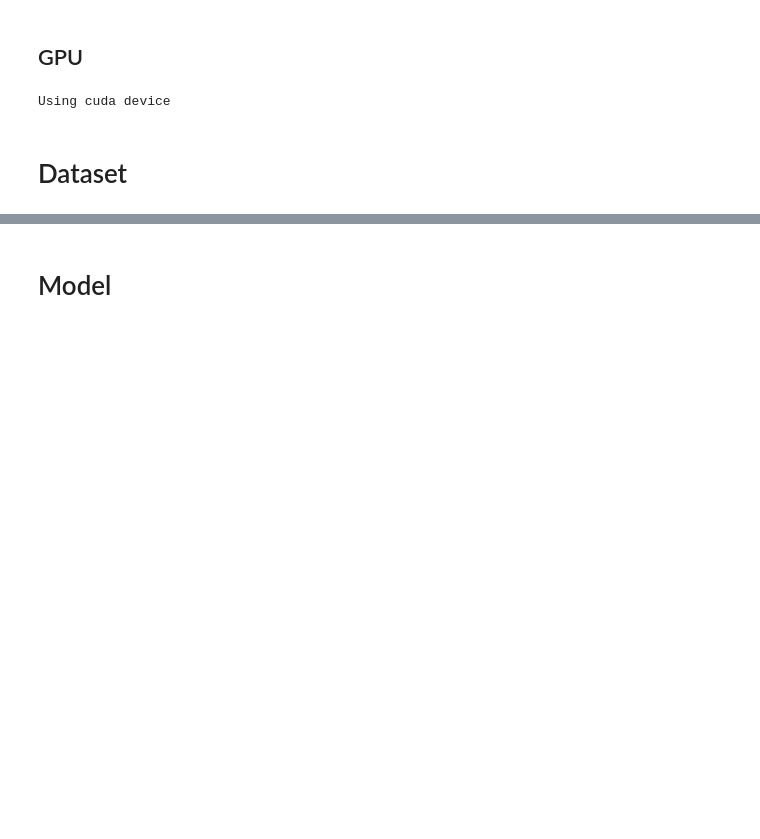
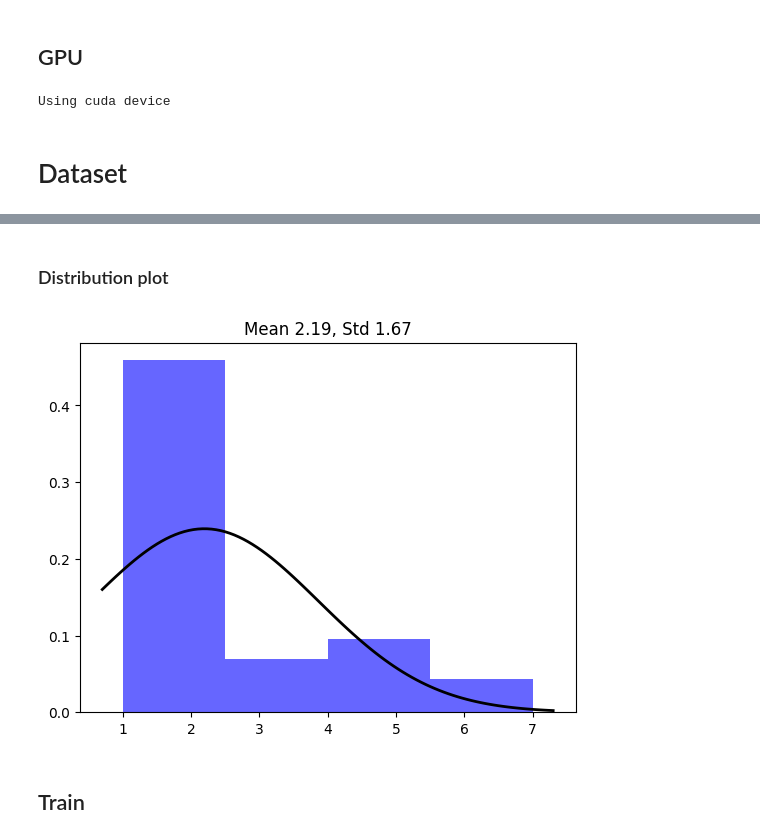
Before and after one commit to khairulislam/Temporal-GradCam, a Jupyter notebook: oasis_temporal_resnet.ipynb, the cells around one changed output, grey strips where cells are left out. Drawn from its saved outputs; the diff is of its cells as text; code cells hidden in the pictures; blank space fills up the shorter version.

```diff
--- a/oasis_temporal_resnet.ipynb
+++ b/oasis_temporal_resnet.ipynb
@@ -203,2 +276,31 @@ Extracted feature has dimension 512
+# %% [markdown]
+### Distribution plot
+# %%
+from scipy.stats import norm
+
+# Generate some data for this
+# demonstration.
+data = np.array(lengths)
+
+# Fit a normal distribution to
+# the data:
+# mean and standard deviation
+mu, std = norm.fit(data)
+
+# Plot the histogram.
+plt.hist(data, bins=4, density=True, alpha=0.6, color='b')
+
+# Plot the PDF.
+xmin, xmax = plt.xlim()
+x = np.linspace(xmin, xmax, 100)
+p = norm.pdf(x, mu, std)
+
+plt.plot(x, p, 'k', linewidth=2)
+title = "Mean {:.2f}, Std {:.2f}".format(mu, std)
+plt.title(title)
+
+plt.show()
+# %% [output]
+[figure, added]
 # %% [markdown]
-# Model
+## Train
```
Also changed, not shown: parts of 34 cells of this notebook, 2 other files.
